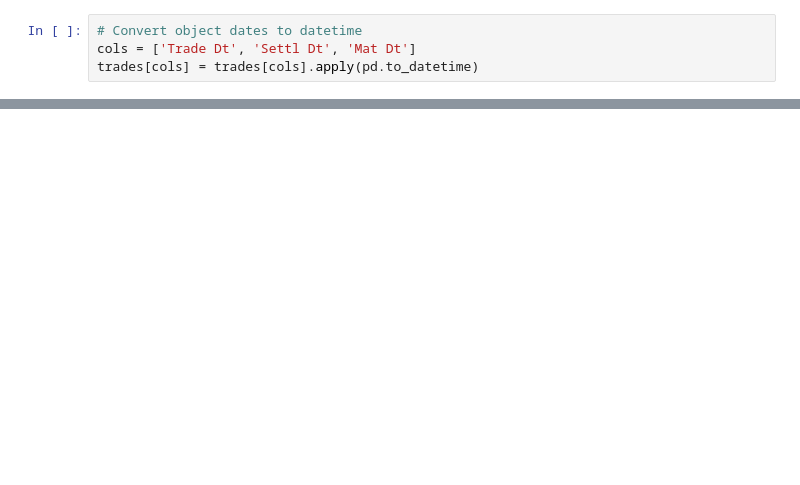
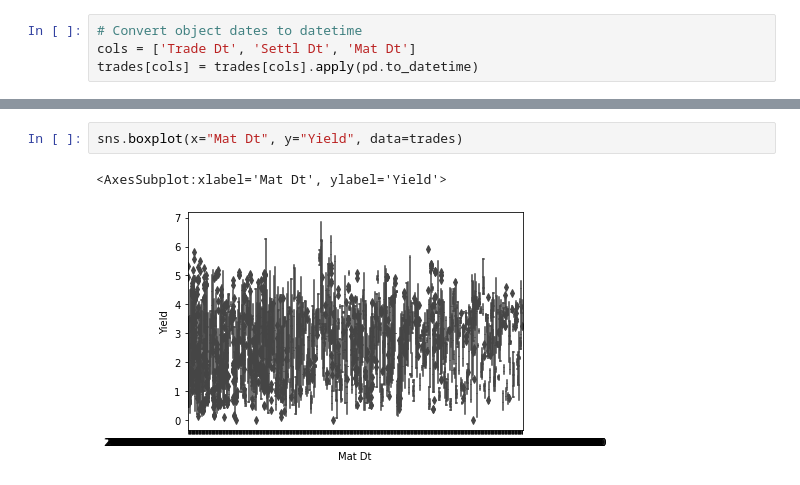
Before and after one commit to albertopuentes/small-side-projects, a Jupyter notebook: TX_trades.ipynb, the cells around one changed output, grey strips where cells are left out. Saved outputs shown, nothing was run; the diff lists cells and outputs as text; blank space fills up the shorter version.

```diff
--- a/TX_trades.ipynb
+++ b/TX_trades.ipynb
@@ -162,0 +173,5 @@ memory usage: 1.9+ MB
+# %%
+sns.boxplot(x="Mat Dt", y="Yield", data=trades)
+# %% [output]
+<AxesSubplot:xlabel='Mat Dt', ylabel='Yield'>
+[figure, added]
```
Also changed, not shown: parts of 9 cells of this notebook.
